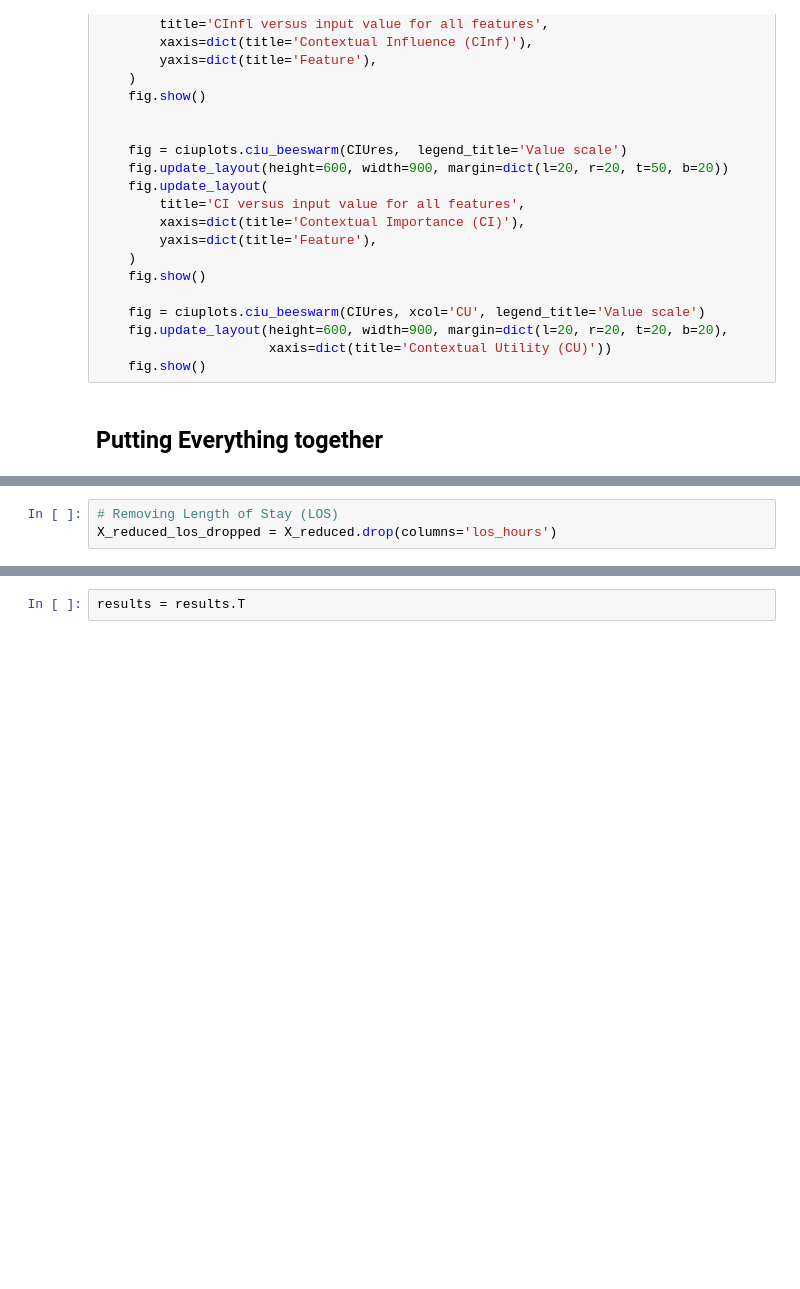
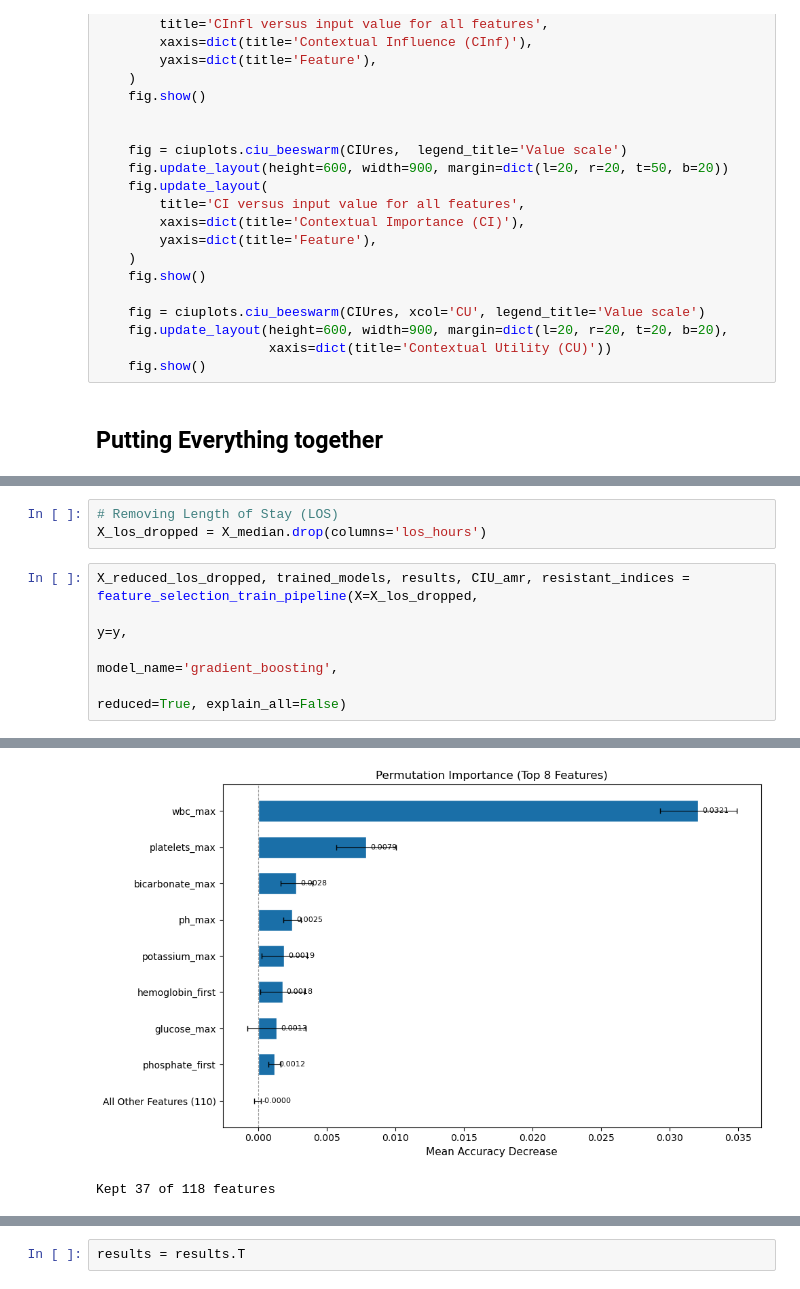
Before and after one commit to matekenya/amr-xai, a Jupyter notebook: amr_xai.ipynb, the cells around one changed output, grey strips where cells are left out. Cells and saved outputs as stored; diff of their text form; blank space fills up the shorter version.

```diff
--- a/amr_xai.ipynb
+++ b/amr_xai.ipynb
@@ -261,3 +306,9 @@ X_reduced, trained_models, results = feature_selection_train_pipeline(X_reduced,
 # %%
 # Removing Length of Stay (LOS)
-X_reduced_los_dropped = X_reduced.drop(columns='los_hours')
+X_los_dropped = X_median.drop(columns='los_hours')
+# %%
+X_reduced_los_dropped, trained_models, results, CIU_amr, resistant_indices = feature_selection_train_pipeline(X=X_los_dropped,
+                                                                                                   y=y,
+                                                                                                   model_name='gradient_boosting',
+                                                                                                   reduced=True, explain_all=False)
+# %% [output]
@@ -264 +321,3 @@ X_reduced_los_dropped = X_reduced.drop(columns='los_hours')
+[figure, added]
+Kept 37 of 118 features
 # %%
```
Also changed, not shown: parts of 29 cells of this notebook, 2 other files.
